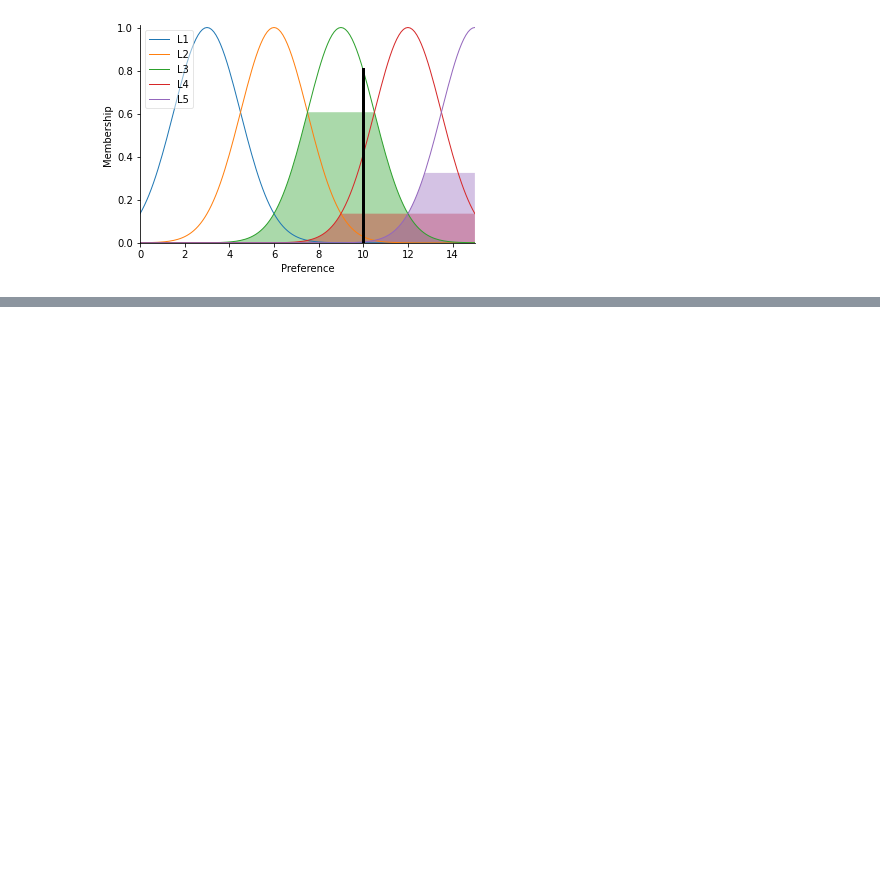
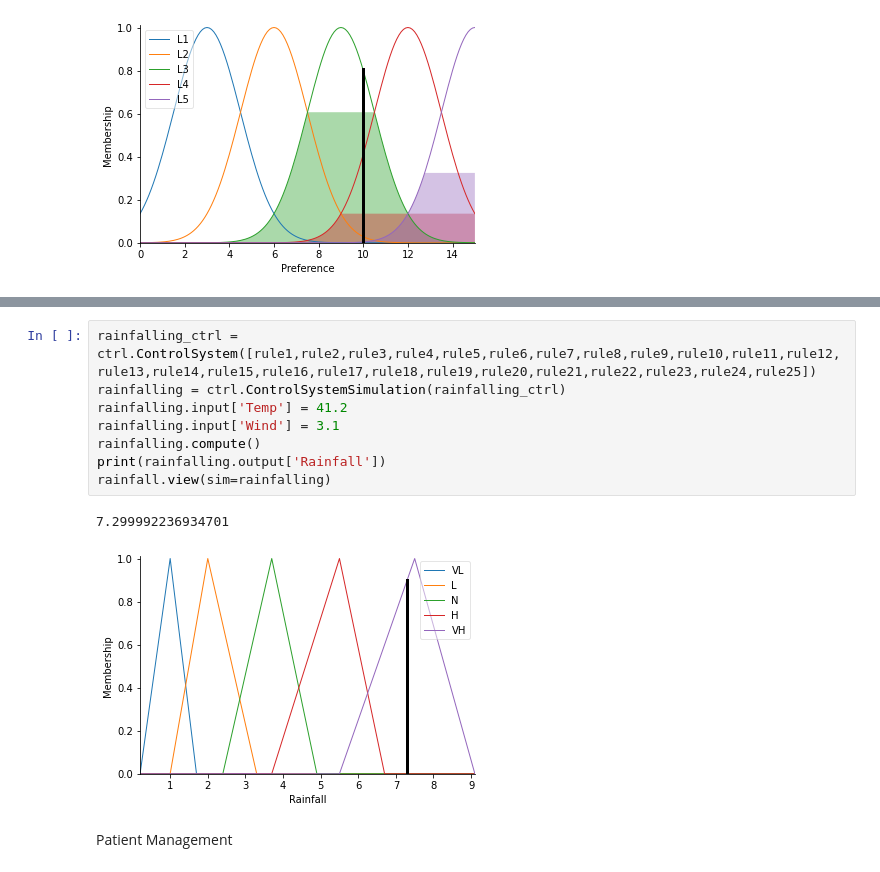
Before and after one commit to hcmih1507/HomeworkAI.19146216, a Jupyter notebook: Fuzzylogic.ipynb, the cells around one changed output, grey strips where cells are left out. Saved outputs shown, nothing was run; the diff lists cells and outputs as text; blank space fills up the shorter version.

```diff
--- a/Fuzzylogic.ipynb
+++ b/Fuzzylogic.ipynb
@@ -855,0 +940,13 @@ pref.view(sim=prefering)
+# %%
+rainfalling_ctrl = ctrl.ControlSystem([rule1,rule2,rule3,rule4,rule5,rule6,rule7,rule8,rule9,rule10,rule11,rule12,rule13,rule14,rule15,rule16,rule17,rule18,rule19,rule20,rule21,rule22,rule23,rule24,rule25])
+rainfalling = ctrl.ControlSystemSimulation(rainfalling_ctrl)
+rainfalling.input['Temp'] = 41.2
+rainfalling.input['Wind'] = 3.1
+rainfalling.compute()
+print(rainfalling.output['Rainfall'])
+rainfall.view(sim=rainfalling)
+# %% [output]
+7.299992236934701
+[figure, added]
+# %% [markdown]
+Patient Management
```
Also changed, not shown: parts of 9 cells of this notebook.
